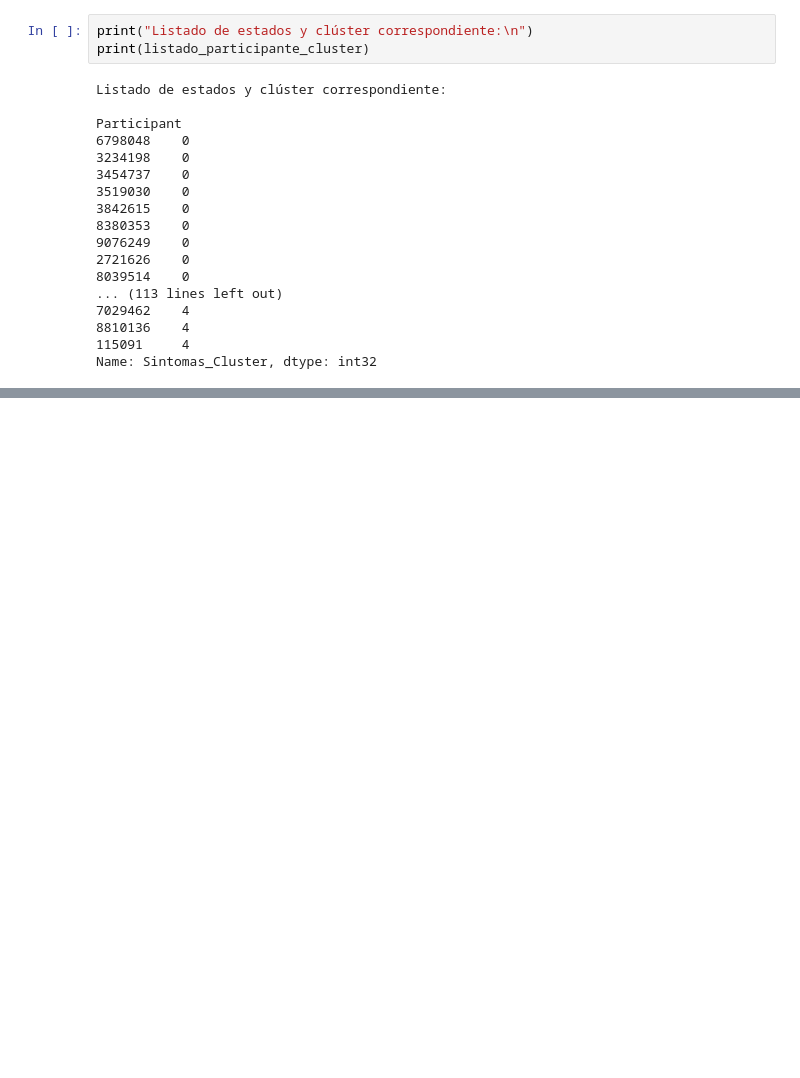
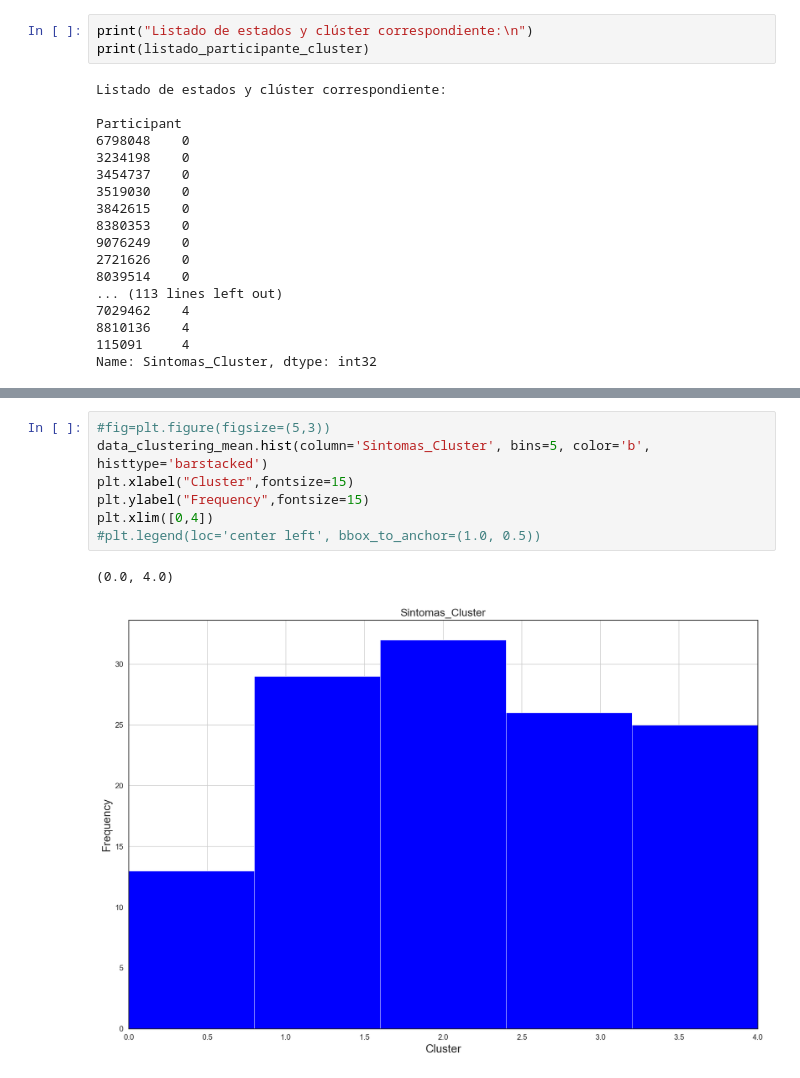
Before and after one commit to serNAVARRO7/AISaturdays-depresion-rrss, a Jupyter notebook: scripts/Clustering_Analysis_AnaPatriciaBautista.ipynb, the cells around one changed output, grey strips where cells are left out. Cells and saved outputs as stored; diff of their text form; blank space fills up the shorter version.

```diff
--- a/scripts/Clustering_Analysis_AnaPatriciaBautista.ipynb
+++ b/scripts/Clustering_Analysis_AnaPatriciaBautista.ipynb
@@ -263,0 +275,10 @@ Name: Sintomas_Cluster, dtype: int32
+# %%
+#fig=plt.figure(figsize=(5,3))
+data_clustering_mean.hist(column='Sintomas_Cluster', bins=5, color='b', histtype='barstacked')
+plt.xlabel("Cluster",fontsize=15)
+plt.ylabel("Frequency",fontsize=15)
+plt.xlim([0,4])
+#plt.legend(loc='center left', bbox_to_anchor=(1.0, 0.5))
+# %% [output]
+(0.0, 4.0)
+[figure, added]
```
Also changed, not shown: parts of 5 cells of this notebook.
